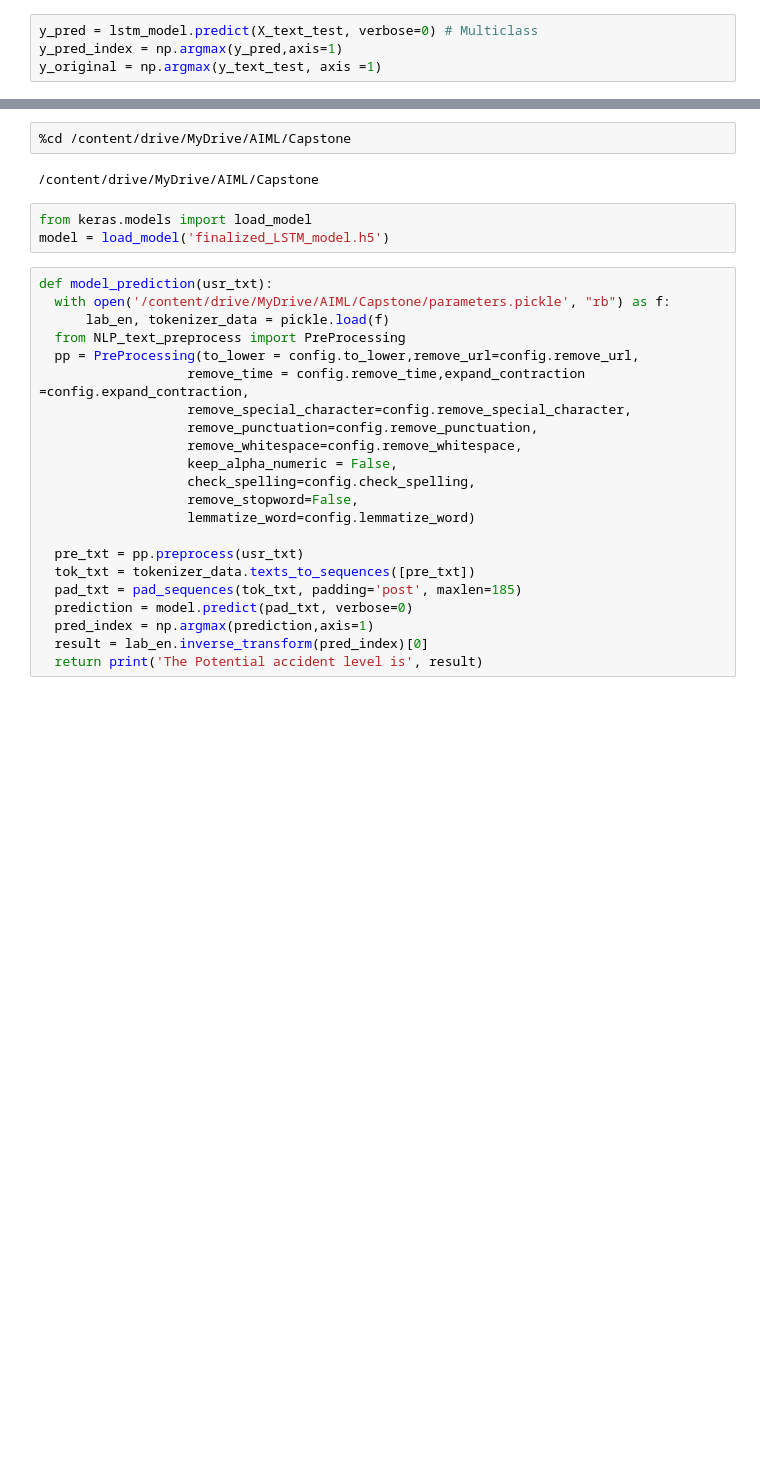
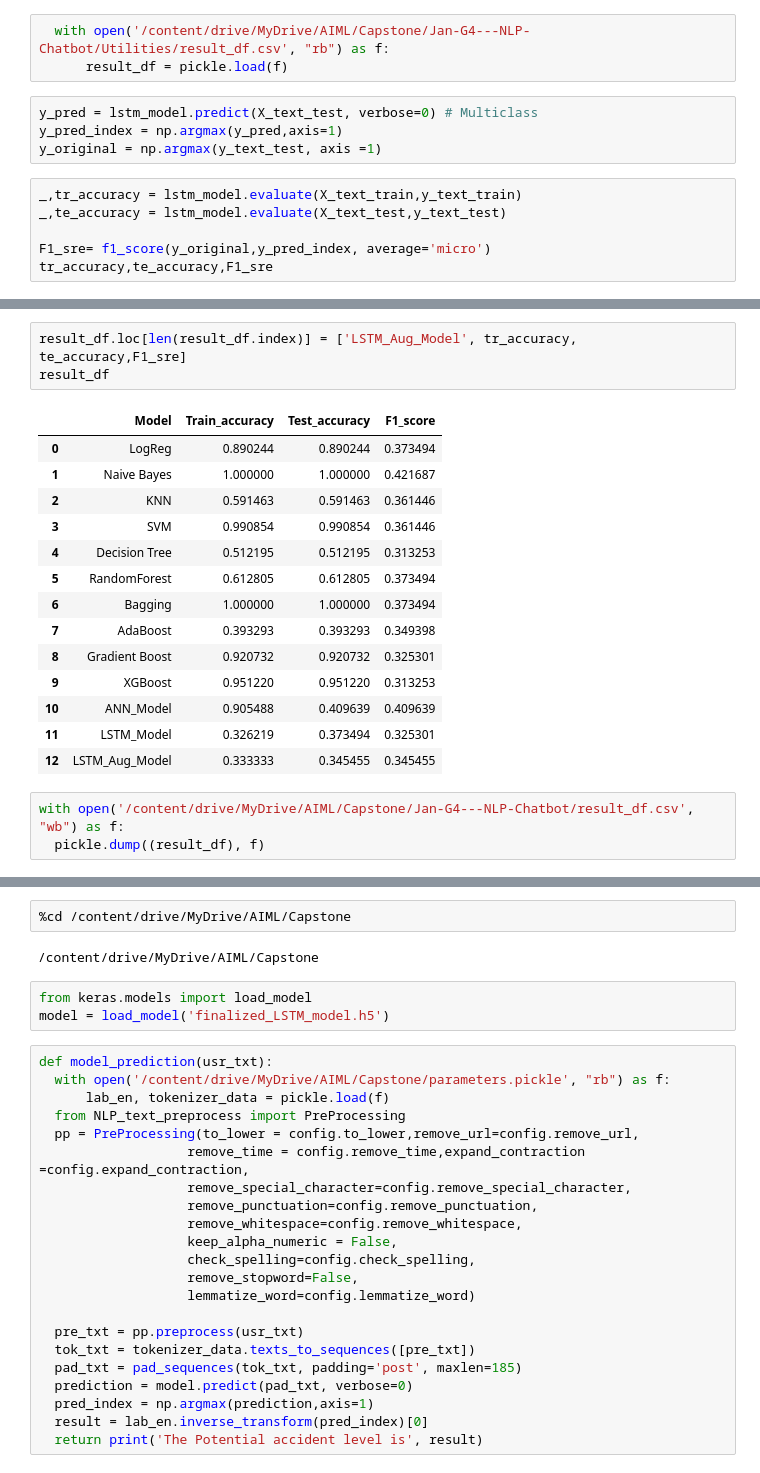
Before and after one commit to shyamsparrow/Jan-G4---NLP-Chatbot, a Jupyter notebook: Capstone_NLP_Chatbot_Jan_A_G4.ipynb, the cells around one changed output, grey strips where cells are left out. Saved outputs shown, nothing was run; the diff lists cells and outputs as text; blank space fills up the shorter version.

```diff
--- a/Capstone_NLP_Chatbot_Jan_A_G4.ipynb
+++ b/Capstone_NLP_Chatbot_Jan_A_G4.ipynb
@@ -825,4 +820,13 @@ Test accuracy: 37.35
+# %%
+  with open('/content/drive/MyDrive/AIML/Capstone/Jan-G4---NLP-Chatbot/Utilities/result_df.csv', "rb") as f:
+      result_df = pickle.load(f)
 # %%
 y_pred = lstm_model.predict(X_text_test, verbose=0) # Multiclass
 y_pred_index = np.argmax(y_pred,axis=1)
 y_original = np.argmax(y_text_test, axis =1)
+# %%
+_,tr_accuracy = lstm_model.evaluate(X_text_train,y_text_train)
+_,te_accuracy = lstm_model.evaluate(X_text_test,y_text_test)
+
+F1_sre= f1_score(y_original,y_pred_index, average='micro')
+tr_accuracy,te_accuracy,F1_sre
@@ -829,3 +837,24 @@ y_original = np.argmax(y_text_test, axis =1)
+# %%
+result_df.loc[len(result_df.index)] = ['LSTM_Aug_Model', tr_accuracy, te_accuracy,F1_sre]
+result_df
+# %% [output]
+|  | Model | Train_accuracy | Test_accuracy | F1_score |
+| 0 | LogReg | 0.890244 | 0.890244 | 0.373494 |
+| 1 | Naive Bayes | 1.000000 | 1.000000 | 0.421687 |
+| 2 | KNN | 0.591463 | 0.591463 | 0.361446 |
+| 3 | SVM | 0.990854 | 0.990854 | 0.361446 |
+| 4 | Decision Tree | 0.512195 | 0.512195 | 0.313253 |
+| 5 | RandomForest | 0.612805 | 0.612805 | 0.373494 |
+| 6 | Bagging | 1.000000 | 1.000000 | 0.373494 |
+| 7 | AdaBoost | 0.393293 | 0.393293 | 0.349398 |
+| 8 | Gradient Boost | 0.920732 | 0.920732 | 0.325301 |
+| 9 | XGBoost | 0.951220 | 0.951220 | 0.313253 |
+| 10 | ANN_Model | 0.905488 | 0.409639 | 0.409639 |
+| 11 | LSTM_Model | 0.326219 | 0.373494 | 0.325301 |
+| 12 | LSTM_Aug_Model | 0.333333 | 0.345455 | 0.345455 |
+# %%
+with open('/content/drive/MyDrive/AIML/Capstone/Jan-G4---NLP-Chatbot/result_df.csv', "wb") as f:
+  pickle.dump((result_df), f)
 # %%
 cm = confusion_matrix(y_original,y_pred_index)
 cm_label = ['I', 'II', 'III','IV', 'V']
```
Also changed, not shown: parts of 46 cells of this notebook.
